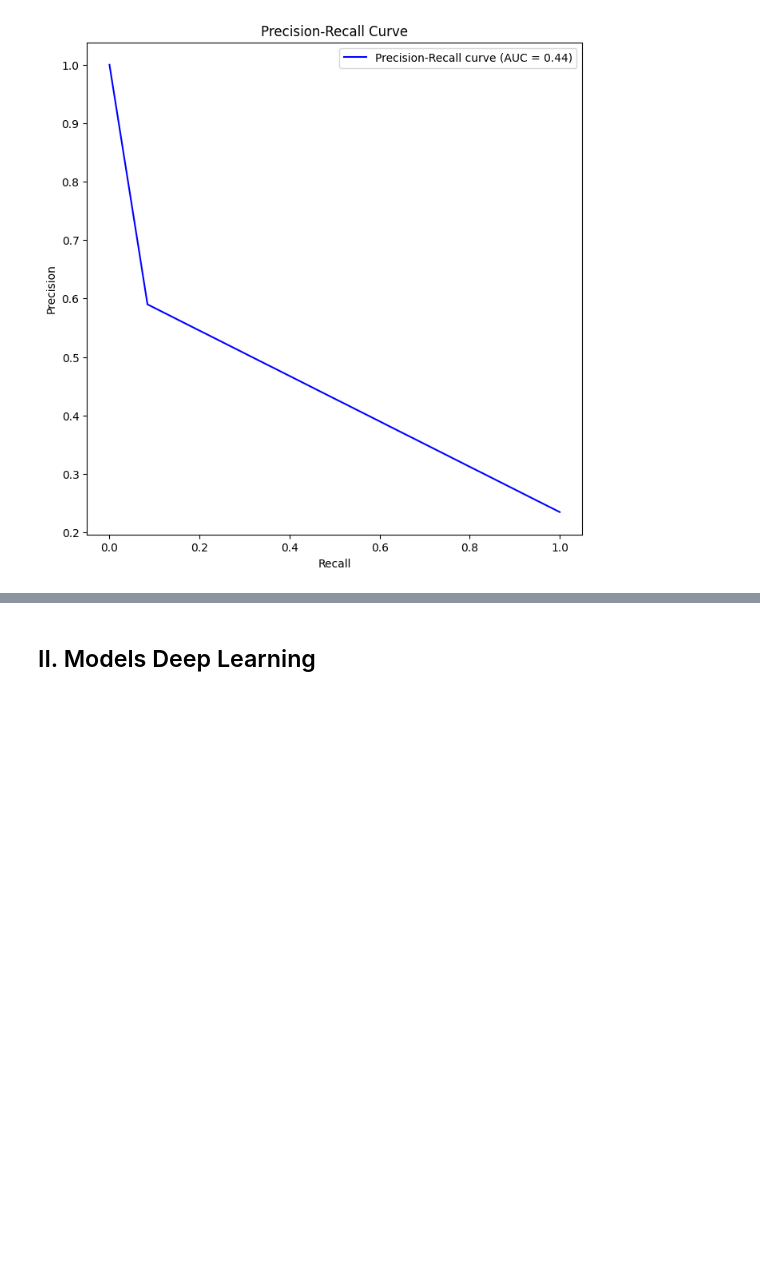
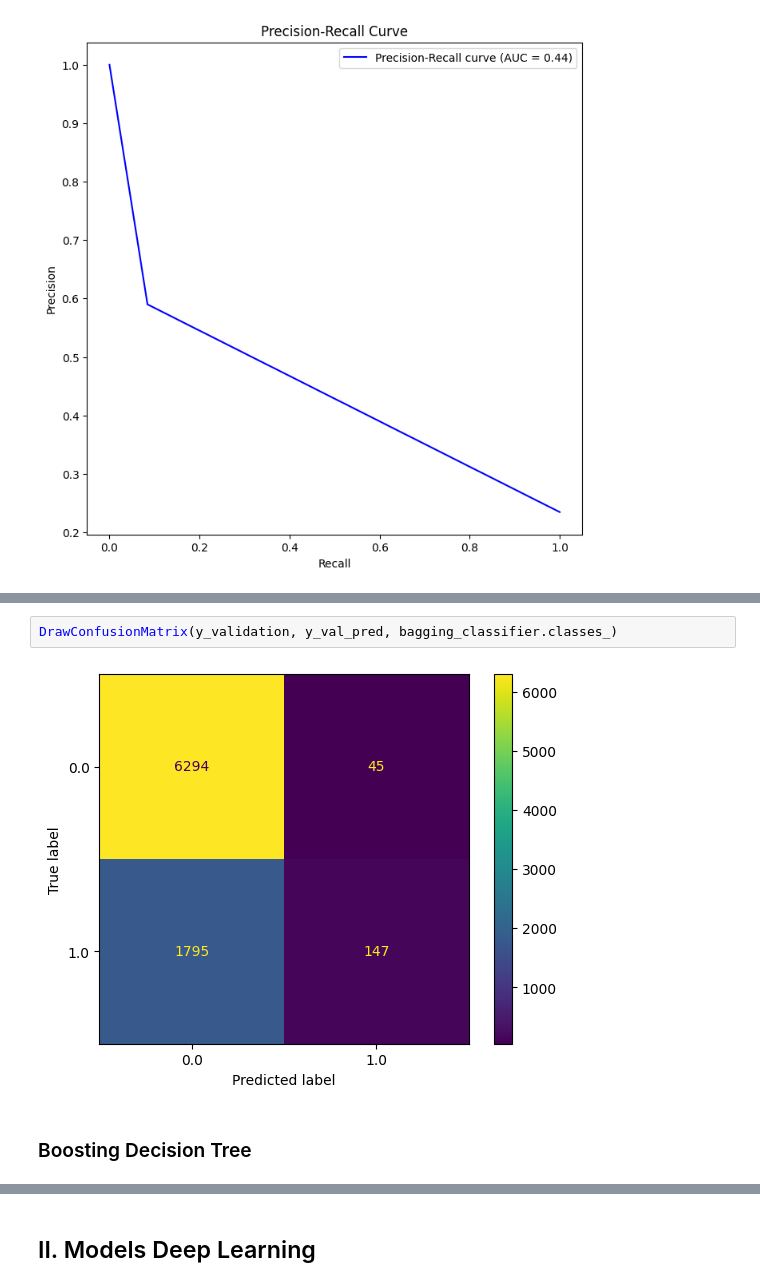
Before and after one commit to NesrineGuesmii/DataSc_Projet, a Jupyter notebook: Classification binaire.ipynb, the cells around one changed output, grey strips where cells are left out. Saved outputs shown, nothing was run; the diff lists cells and outputs as text; blank space fills up the shorter version.

```diff
--- a/Classification binaire.ipynb
+++ b/Classification binaire.ipynb
@@ -263,0 +287,6 @@ DrawConfusionMatrix(y_validation, y_val_pred, svm.classes_)
+# %%
+DrawConfusionMatrix(y_validation, y_val_pred, bagging_classifier.classes_)
+# %% [output]
+[figure, added]
+# %% [markdown]
+### Boosting Decision Tree
```
Also changed, not shown: parts of 11 cells of this notebook.
